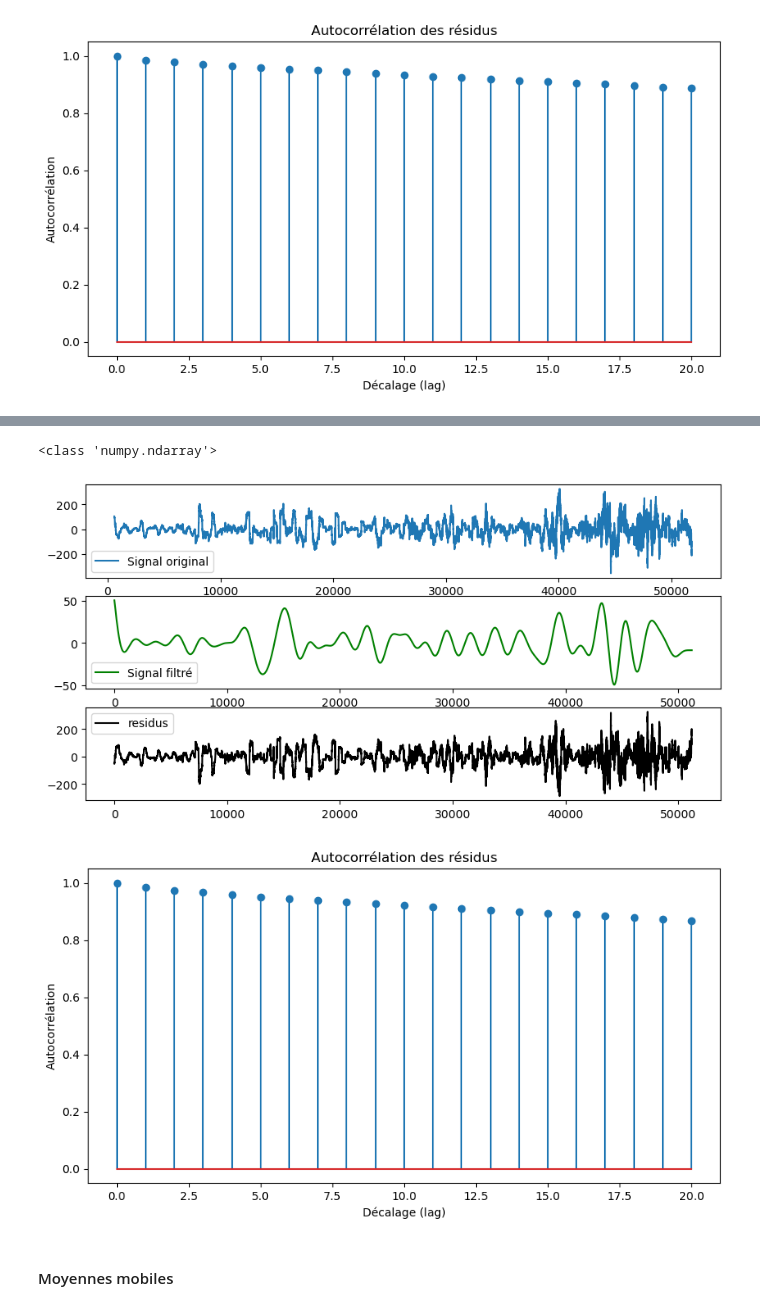
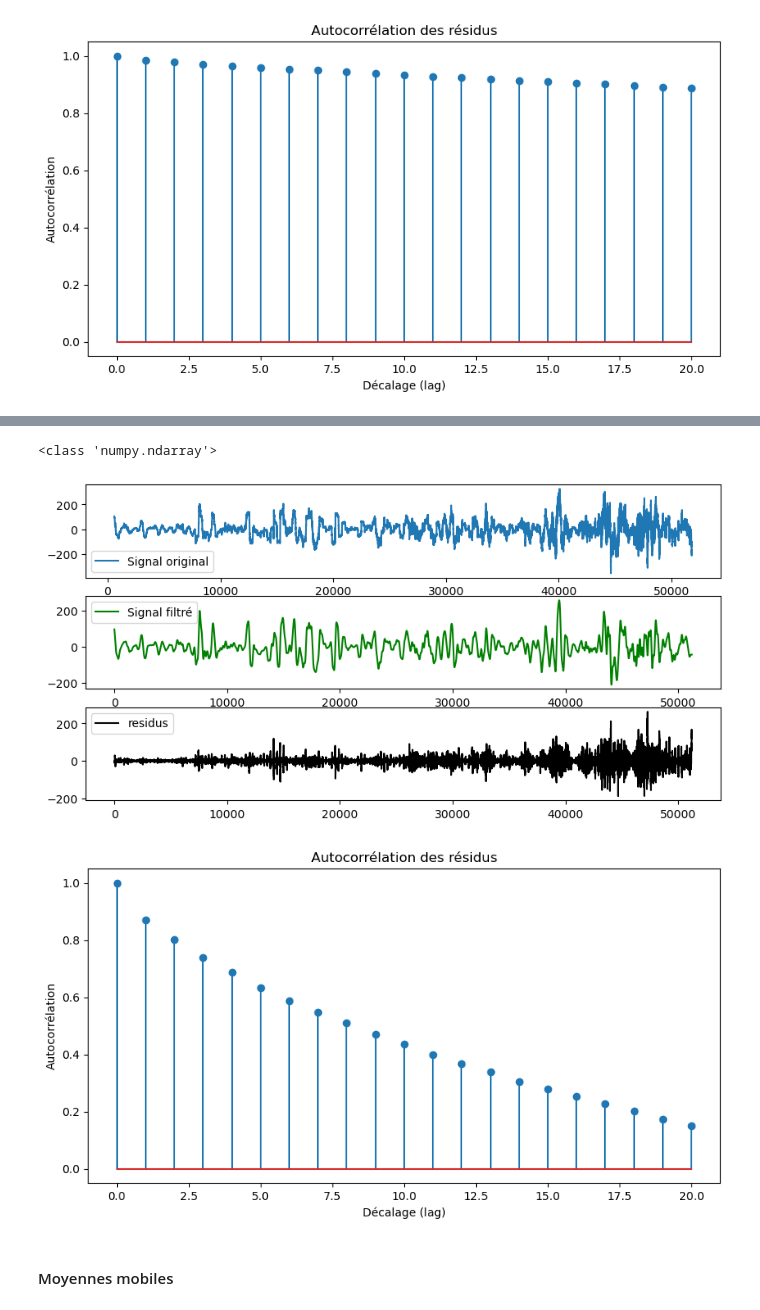
Before and after one commit to PiDchsn/Projet-RI, a Jupyter notebook: Analyse.ipynb, the cells around one changed output, grey strips where cells are left out. Drawn from its saved outputs; the diff is of its cells as text; code cells hidden in the pictures.

```diff
--- a/Analyse.ipynb
+++ b/Analyse.ipynb
@@ -514,3 +516,23 @@ plt.tight_layout()
 plt.show()
 # %% [output]
 [figure]
+# %%
+# Choix du nombre de décalages (lags) à afficher
+max_lag = 20
+acf_values = autocorrelation(result.resid, max_lag)
+
+# Affichage de l'autocorrélation
+plt.figure(figsize=(10, 5))
+plt.stem(range(max_lag + 1), acf_values)
+plt.xlabel("Décalage (lag)")
+plt.ylabel("Autocorrélation")
+plt.title("Autocorrélation des résidus")
+plt.show()
+
+# Affichage de l'autocorrélation
+plt.figure(figsize=(10, 5))
+plt.plot(range(max_lag + 1), acf_values)
+plt.xlabel("Décalage (lag)")
+plt.ylabel("Autocorrélation")
+plt.title("Autocorrélation des résidus")
+plt.show()
@@ -719,7 +753,7 @@ dtype: object
 
 # Paramètres du filtre
 ordre = 5
-frequence_coupure = 0.001 # A ajuster selon ton signal
+frequence_coupure = 0.01 # A ajuster selon ton signal
 
 # Création du filtre passe-bas
 b, a = butter(ordre, frequence_coupure, btype='low', analog=False)
@@ -728,35 +762,35 @@ b, a = butter(ordre, frequence_coupure, btype='low', analog=False)
 data_filtre = filtfilt(b, a, data_diff.values)
 print(type(data_filtre))
 residus = data_filtre - data_diff.values
 
 # Visualisation avant et après filtrage
 plt.figure(figsize=(10, 5))
 plt.subplot(3, 1, 1)
 plt.plot(data_diff, label="Signal original")
 plt.legend()
 plt.subplot(3, 1, 2)
 plt.plot(data_filtre, label="Signal filtré", color='green')
 plt.legend()
 plt.subplot(3, 1, 3)
 plt.plot(residus, label="residus", color='black')
 plt.legend()
 plt.show()
 
 # Choix du nombre de décalages (lags) à afficher
 max_lag = 20
 acf_values = autocorrelation(residus, max_lag)
 
 # Affichage de l'autocorrélation
 plt.figure(figsize=(10, 5))
 plt.stem(range(max_lag + 1), acf_values)
 plt.xlabel("Décalage (lag)")
 plt.ylabel("Autocorrélation")
 plt.title("Autocorrélation des résidus")
 plt.show()
 # %% [output]
 <class 'numpy.ndarray'>
-[figure, old version]
+[figure, new version]
-[figure, old version]
+[figure, new version]
 # %% [markdown]
 #### Moyennes mobiles
 # %%
```
Also changed, not shown: parts of 4 cells of this notebook.
